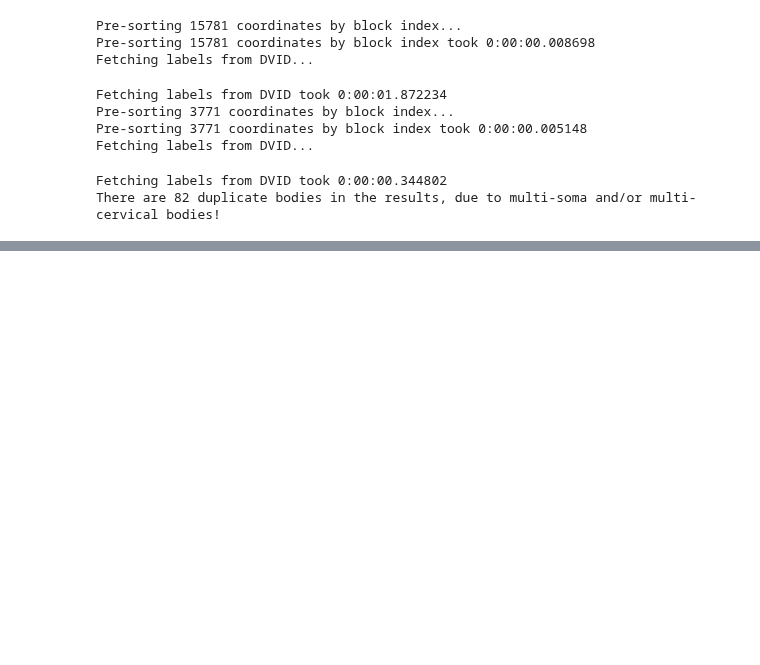
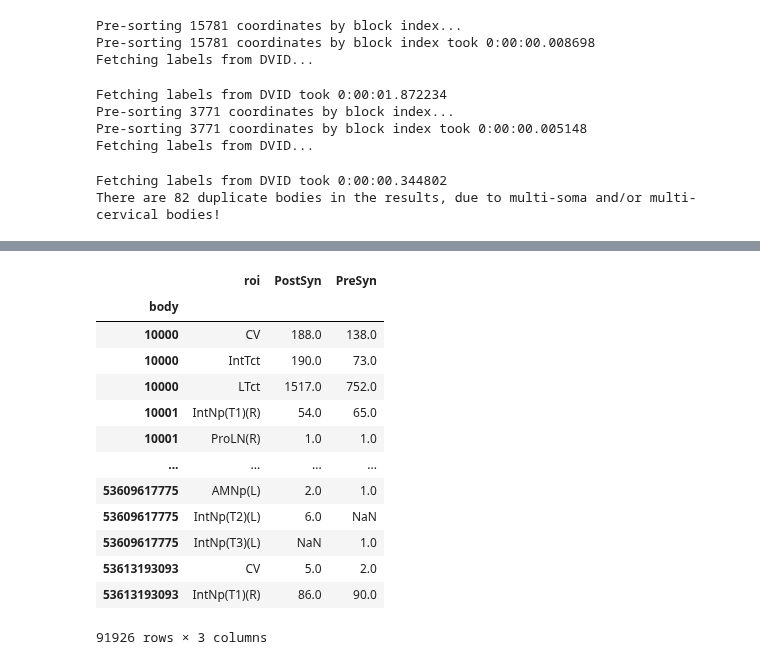
Before and after one commit to janelia-flyem/neuclease, a Jupyter notebook: notebooks/vnc-sbm-clustering.ipynb, the cells around one changed output, grey strips where cells are left out. Cells and saved outputs as stored; diff of their text form; code cells hidden in the pictures; blank space fills up the shorter version.

```diff
--- a/notebooks/vnc-sbm-clustering.ipynb
+++ b/notebooks/vnc-sbm-clustering.ipynb
@@ -164,30 +142,0 @@ strengths[strengths > 10].shape[0] / strengths[strengths > 200].shape[0]
-# %%
-%%time
-
-THRESHOLD = 10
-
-strong_conn = strengths[strengths > THRESHOLD]
-bodies = sorted(pd.unique(strong_conn.reset_index()[['body_pre', 'body_post']].values.reshape(-1)))
-
-roi_counts = big_roi_counts.reset_index().query('body in @bodies and count > 0').set_index(['body', 'roi'])['count']
-biroi_counts = bilateralized_roi_counts.reset_index().query('body in @bodies and count > 0').set_index(['body', 'bilateralized_roi'])['count']
-
-strong_hemi_nm = hemi_nm.reset_index().query('body in @bodies').set_index(['body', 'hemi_nm'])['weight']
-
-with Timer(f"Inferring with cutoff {THRESHOLD}") as timer:
-    g, node_to_vertex = construct_layered_graph([strong_conn, biroi_counts, strong_hemi_nm])
-
-    state_args = {
-        "base_type": gt.LayeredBlockState,
-        "ec": g.ep.layer,
-        "recs": [g.ep.weight],
-        "rec_types": ["discrete-geometric"],
-        "deg_corr": True,
-        "layers": True
-    }
-
-    def run(x):
-        nbs = gt.minimize_nested_blockmodel_dl(g, state_args=state_args, multilevel_mcmc_args={"verbose": False})
-        return nbs
-
-    nbs = compute_parallel(run, [0], processes=1)[0]
@@ -220,0 +191,17 @@ vc.hvplot.barh()
+# %%
+roi_counts
+# %% [output]
+|  | roi | PostSyn | PreSyn |
+| body |  |  |  |
+| 10000 | CV | 188.0 | 138.0 |
+| 10000 | IntTct | 190.0 | 73.0 |
+| 10000 | LTct | 1517.0 | 752.0 |
+| 10001 | IntNp(T1)(R) | 54.0 | 65.0 |
+| 10001 | ProLN(R) | 1.0 | 1.0 |
+| ... | ... | ... | ... |
+| 53609617775 | AMNp(L) | 2.0 | 1.0 |
+| 53609617775 | IntNp(T2)(L) | 6.0 | NaN |
+| 53609617775 | IntNp(T3)(L) | NaN | 1.0 |
+| 53613193093 | CV | 5.0 | 2.0 |
+| 53613193093 | IntNp(T1)(R) | 86.0 | 90.0 |
+91926 rows × 3 columns
```
Also changed, not shown: parts of 80 cells of this notebook, 1 other file.
